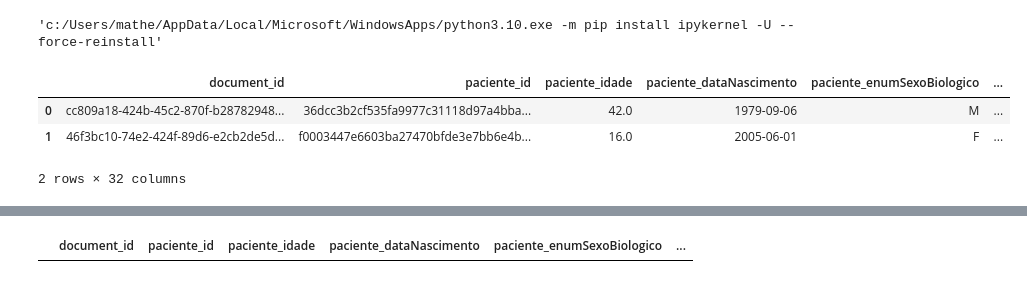
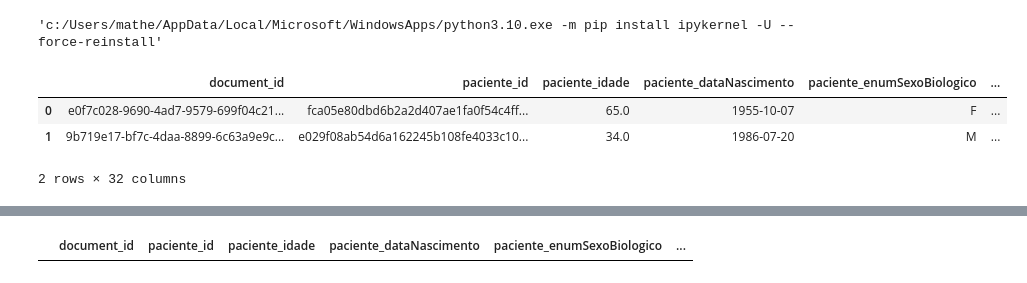
Before and after one commit to MatheusLopesA95/SUSCovidVacDataDF, a Jupyter notebook: Tratanento_exploratorio_SUS.ipynb, the cells around one changed output, grey strips where cells are left out. Drawn from its saved outputs; the diff is of its cells as text; code cells hidden in the pictures.

```diff
--- a/Tratanento_exploratorio_SUS.ipynb
+++ b/Tratanento_exploratorio_SUS.ipynb
@@ -24,12 +24,12 @@ import matplotlib.pyplot as plt
 'c:/Users/mathe/AppData/Local/Microsoft/WindowsApps/python3.10.exe -m pip install ipykernel -U --force-reinstall'
 # %%
 #Importando dataset
-data=pd.read_csv('part-00002-d06b3dcf-2835-4f75-96b8-e53d970bebbf.c000.csv', sep=';', on_bad_lines='skip')
+data=pd.read_csv('part-00002-1f864237-e08e-4d06-a038-3081c946d065.c000.csv', sep=';', on_bad_lines='skip')
 data.head(2)
 # %% [output]
 |  | document_id | paciente_id | paciente_idade | paciente_dataNascimento | paciente_enumSexoBiologico | ... |
-| 0 | cc809a18-424b-45c2-870f-b28782948... | 36dcc3b2cf535fa9977c31118d97a4bba... | 42.0 | 1979-09-06 | M | ... |
-| 1 | 46f3bc10-74e2-424f-89d6-e2cb2de5d... | f0003447e6603ba27470bfde3e7bb6e4b... | 16.0 | 2005-06-01 | F | ... |
+| 0 | e0f7c028-9690-4ad7-9579-699f04c21... | fca05e80dbd6b2a2d407ae1fa0f54c4ff... | 65.0 | 1955-10-07 | F | ... |
+| 1 | 9b719e17-bf7c-4daa-8899-6c63a9e9c... | e029f08ab54d6a162245b108fe4033c10... | 34.0 | 1986-07-20 | M | ... |
 2 rows × 32 columns
 # %%
 #Busca de dados duplicados pelo ['paciente_id', 'paciente_idade', 'vacina_descricao_dose', 'paciente_enumSexoBiologico', ''paciente_racaCor_valor'']
```
Also changed, not shown: parts of 14 cells of this notebook, 1 other file.
